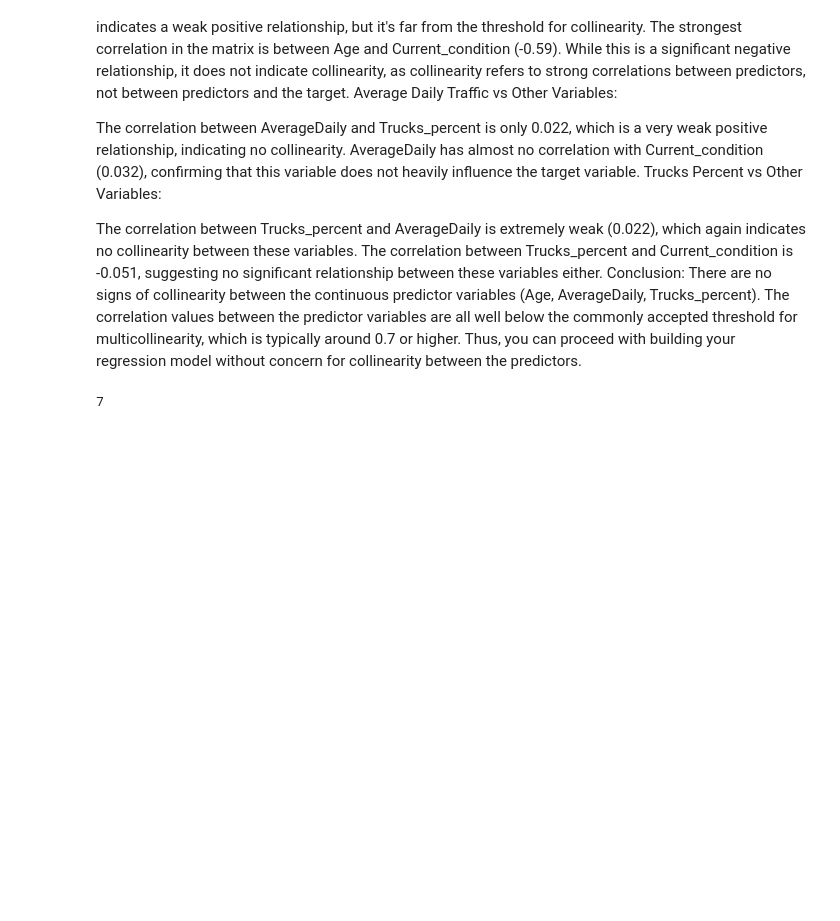
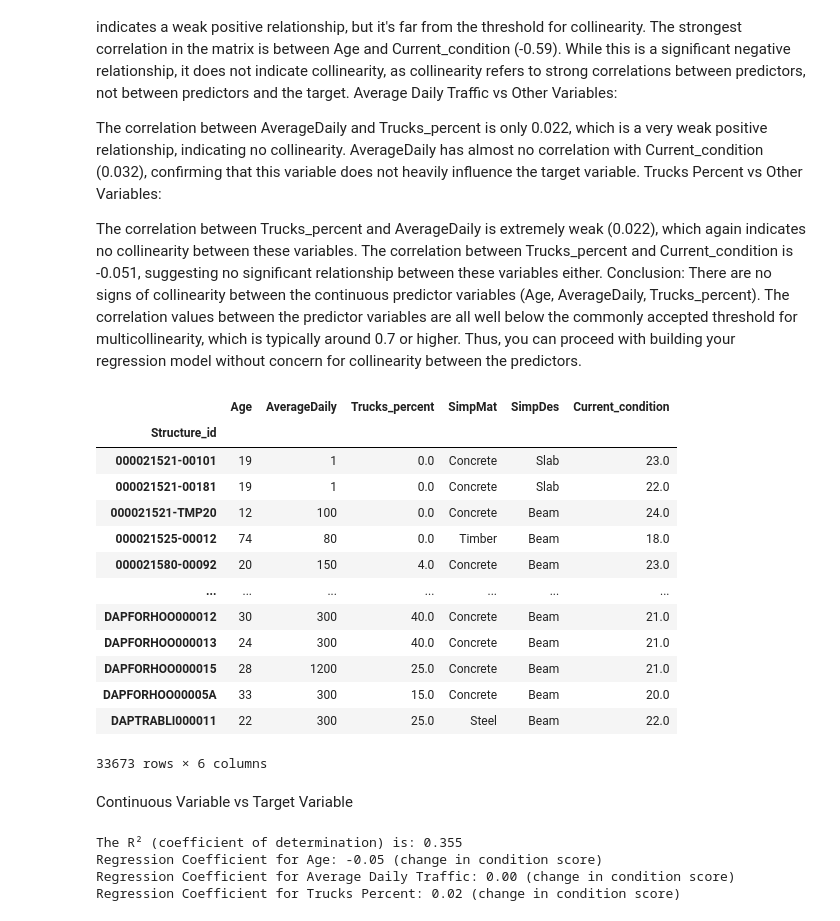
Before and after one commit to Ericazzzzzz/Texas-Bridges-Condition-Analysis, a Jupyter notebook: ECS7024P_CW2.ipynb, the cells around one changed output. Cells and saved outputs as stored; diff of their text form; code cells hidden in the pictures; blank space fills up the shorter version.

```diff
--- a/ECS7024P_CW2.ipynb
+++ b/ECS7024P_CW2.ipynb
@@ -487,7 +488,56 @@ The correlation between Trucks_percent and AverageDaily is extremely weak (0.022
 The correlation between Trucks_percent and Current_condition is -0.051, suggesting no significant relationship between these variables either.
 Conclusion:
 There are no signs of collinearity between the continuous predictor variables (Age, AverageDaily, Trucks_percent). The correlation values between the predictor variables are all well below the commonly accepted threshold for multicollinearity, which is typically around 0.7 or higher. Thus, you can proceed with building your regression model without concern for collinearity between the predictors.
-# %%
-print(bridges_filtered_age['Current_condition'].isna().sum())
-# %% [output]
-7
+# %%
+from sklearn.linear_model import LinearRegression
+
+# Combine all five variables and target in a new df
+simpBridges_df = pd.DataFrame({'Age': bridges_filtered_age['Age'],
+                               'AverageDaily': bridges_filtered_age['AverageDaily'],
+                               'Trucks_percent': bridges_filtered_age['Trucks_percent'],
+                               'SimpMat': bridges_filtered_age['SimpMat'],
+                               'SimpDes': bridges_filtered_age['SimpDes'],
+                               'Current_condition': bridges_filtered_age['Current_condition']})
+
+# Drop rows with NaN values
+simpBridges_df = simpBridges_df.dropna()
+simpBridges_df
+# %% [output]
+|  | Age | AverageDaily | Trucks_percent | SimpMat | SimpDes | Current_condition |
+| Structure_id |  |  |  |  |  |  |
+| 000021521-00101 | 19 | 1 | 0.0 | Concrete | Slab | 23.0 |
+| 000021521-00181 | 19 | 1 | 0.0 | Concrete | Slab | 22.0 |
+| 000021521-TMP20 | 12 | 100 | 0.0 | Concrete | Beam | 24.0 |
+| 000021525-00012 | 74 | 80 | 0.0 | Timber | Beam | 18.0 |
+| 000021580-00092 | 20 | 150 | 4.0 | Concrete | Beam | 23.0 |
+| ... | ... | ... | ... | ... | ... | ... |
+| DAPFORHOO000012 | 30 | 300 | 40.0 | Concrete | Beam | 21.0 |
+| DAPFORHOO000013 | 24 | 300 | 40.0 | Concrete | Beam | 21.0 |
+| DAPFORHOO000015 | 28 | 1200 | 25.0 | Concrete | Beam | 21.0 |
+| DAPFORHOO00005A | 33 | 300 | 15.0 | Concrete | Beam | 20.0 |
+| DAPTRABLI000011 | 22 | 300 | 25.0 | Steel | Beam | 22.0 |
+33673 rows × 6 columns
+# %% [markdown]
+Continuous Variable vs Target Variable
+# %%
+##Continuos variables
+# Define X and y variables
+X_continuous= np.column_stack((simpBridges_df['Age'],
+                               simpBridges_df['AverageDaily'],
+                               simpBridges_df['Trucks_percent']))
+y = simpBridges_df['Current_condition']
+
+# Fit
+reg = LinearRegression().fit(X_continuous, y)
+
+# Print R² and Coefficients for Continuous Variables
+print('The R² (coefficient of determination) is: %4.3f' % reg.score(X_continuous, y))
+beta_Age, beta_AverageDaily, beta_Trucks_percent = reg.coef_
+print('Regression Coefficient for Age: %4.2f (change in condition score)' % beta_Age)
+print('Regression Coefficient for Average Daily Traffic: %4.2f (change in condition score)' % beta_AverageDaily)
+print('Regression Coefficient for Trucks Percent: %4.2f (change in condition score)' % beta_Trucks_percent)
+# %% [output]
+The R² (coefficient of determination) is: 0.355
+Regression Coefficient for Age: -0.05 (change in condition score)
+Regression Coefficient for Average Daily Traffic: 0.00 (change in condition score)
+Regression Coefficient for Trucks Percent: 0.02 (change in condition score)
```
Also changed, not shown: parts of 7 cells of this notebook.
